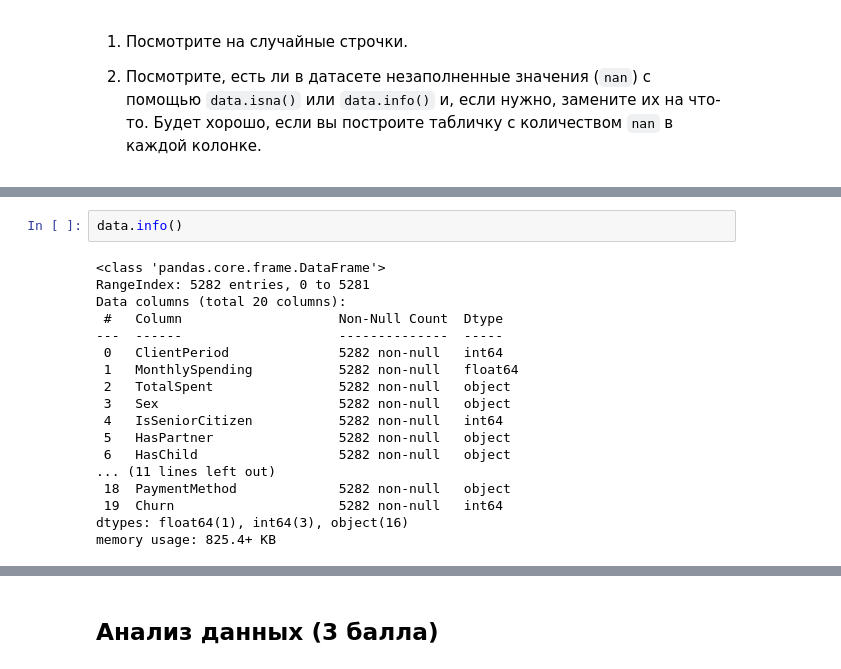
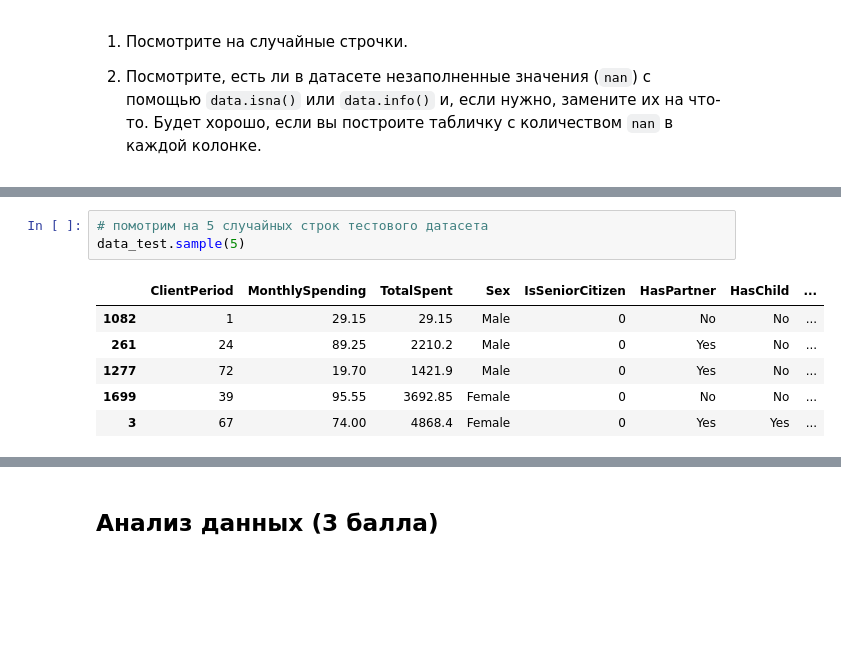
Before and after one commit to nalysann/dlschool, a Jupyter notebook: 12_kaggle_competitions/churn/baseline.ipynb, the cells around one changed output, grey strips where cells are left out. Saved outputs shown, nothing was run; the diff lists cells and outputs as text; blank space fills up the shorter version.

```diff
--- a/12_kaggle_competitions/churn/baseline.ipynb
+++ b/12_kaggle_competitions/churn/baseline.ipynb
@@ -120,20 +118,10 @@ data.sample(10)
-# %%
-data.info()
-# %% [output]
-<class 'pandas.core.frame.DataFrame'>
-RangeIndex: 5282 entries, 0 to 5281
-Data columns (total 20 columns):
- #   Column                    Non-Null Count  Dtype
----  ------                    --------------  -----
- 0   ClientPeriod              5282 non-null   int64
- 1   MonthlySpending           5282 non-null   float64
- 2   TotalSpent                5282 non-null   object
- 3   Sex                       5282 non-null   object
- 4   IsSeniorCitizen           5282 non-null   int64
- 5   HasPartner                5282 non-null   object
- 6   HasChild                  5282 non-null   object
-... (11 lines left out)
- 18  PaymentMethod             5282 non-null   object
- 19  Churn                     5282 non-null   int64
-dtypes: float64(1), int64(3), object(16)
-memory usage: 825.4+ KB
+# %%
+# помотрим на 5 случайных строк тестового датасета
+data_test.sample(5)
+# %% [output]
+|  | ClientPeriod | MonthlySpending | TotalSpent | Sex | IsSeniorCitizen | HasPartner | HasChild | ... |
+| 1082 | 1 | 29.15 | 29.15 | Male | 0 | No | No | ... |
+| 261 | 24 | 89.25 | 2210.2 | Male | 0 | Yes | No | ... |
+| 1277 | 72 | 19.70 | 1421.9 | Male | 0 | Yes | No | ... |
+| 1699 | 39 | 95.55 | 3692.85 | Female | 0 | No | No | ... |
+| 3 | 67 | 74.00 | 4868.4 | Female | 0 | Yes | Yes | ... |
```
Also changed, not shown: parts of 9 cells of this notebook.
